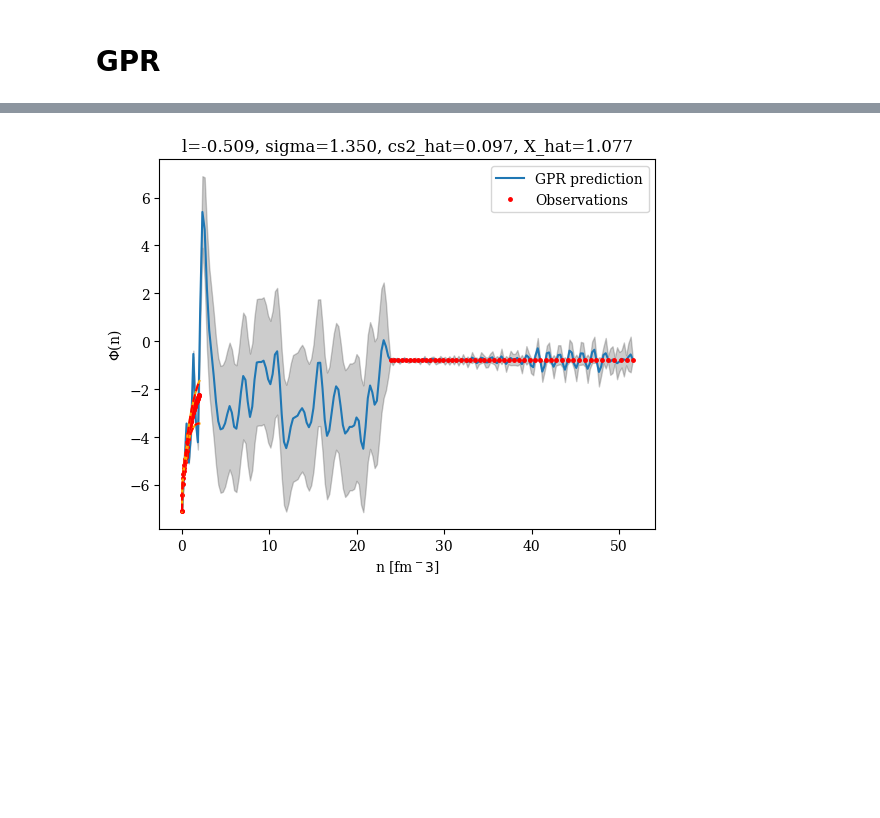
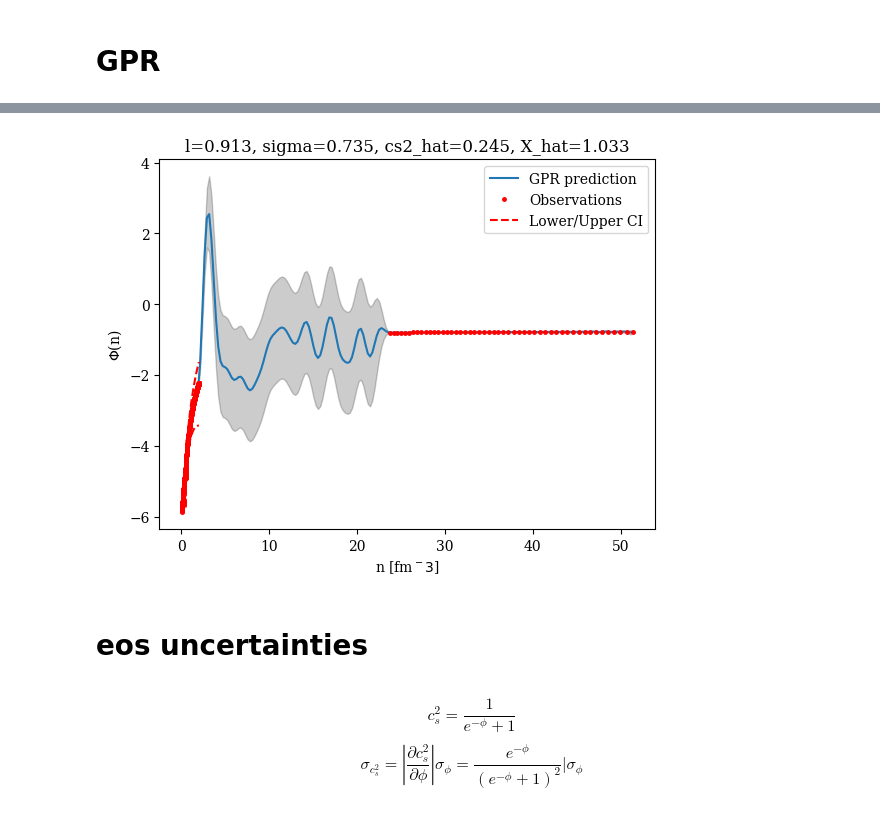
Before and after one commit to codinginrevolt/master_thesis, a Jupyter notebook: ceft+pqcd.ipynb, the cells around one changed output, grey strips where cells are left out. Drawn from its saved outputs; the diff is of its cells as text; code cells hidden in the pictures; blank space fills up the shorter version.

Commit message:
propagating uncertainties

```diff
--- a/ceft+pqcd.ipynb
+++ b/ceft+pqcd.ipynb
@@ -39,6 +42,12 @@ n_ceft = n_ceft_lower/0.16 #n_sat
 # %%
-p_ceft_upper, downed_indices = downsample_array(p_ceft_upper, 50)
+# downsampling
+"""p_ceft_upper, downed_indices = downsample_array(p_ceft_upper, 50)
 p_ceft_lower = p_ceft_lower[downed_indices]
+
 e_ceft_upper = e_ceft_upper[downed_indices]
 e_ceft_lower = e_ceft_lower[downed_indices]
+
 n_ceft = n_ceft[downed_indices]
+
+e_ceft = e_ceft[downed_indices]
+p_ceft = p_ceft[downed_indices]"""
@@ -45,3 +69,15 @@ n_ceft = n_ceft[downed_indices]
+# %%
+p_ceft_upper = p_ceft_upper[111:]
+
+p_ceft_lower = p_ceft_lower[111:]
+
+e_ceft_upper = e_ceft_upper[111:]
+e_ceft_lower = e_ceft_lower[111:]
+
+n_ceft = n_ceft[111:]
+
+e_ceft = e_ceft[111:]
+p_ceft = p_ceft[111:]
 # %%
 cs2_ceft_lower = np.gradient(p_ceft_lower, e_ceft_lower) #dp/de
 cs2_ceft_upper = np.gradient(p_ceft_upper, e_ceft_upper) #dp/de
@@ -108,35 +144,37 @@ x_train =  np.concatenate((n_ceft, n_pqcd))
 cs2_train =  np.concatenate((cs2_ceft_avg, cs2_pqcd))
 
 phi_pqcd_sigma = np.zeros_like(cs2_pqcd)
 phi_sigma_train = np.concatenate((phi_ceft_sigma, phi_pqcd_sigma))
 phi_train = hel.get_phi(cs2_train)
 train_noise = phi_sigma_train**2
 
 x_test = np.linspace(n_ceft[0], n_pqcd[-1], 200) # number density, starting val is ending val of n crust
 
 
 gp = db.GP(kernel, hel.get_phi(cs2_hat))
 gp.fit(x_train, x_test, phi_train, var_f = train_noise, stabilise=True)
 
 phi_test, sig = gp.posterior()
 
 
 plt.rcParams["font.family"] = "serif"
 
 plt.plot(x_test, phi_test[0], label=f'GPR prediction')
 plt.plot(x_train, phi_train, 'r.', markersize=5, label='Observations')
 plt.fill_between(x_test.ravel(), phi_test[0] - 1.96 * sig, phi_test[0] + 1.96 * sig, alpha=0.2, color='k')
 plt.xlabel('n [fm$^-3$]')
 plt.ylabel(r'$\Phi$(n)')
 plt.title(f"l={l_hat:.3f}, sigma={nu_hat:.3f}, cs2_hat={cs2_hat:.3f}, X_hat={X_hat:.3f}")
-plt.legend()
 
-plt.plot(n_ceft, phi_ceft_lower, color='orange')
-plt.plot(n_ceft, phi_ceft_upper, color='orange', label='Soft/Stiff')
 plt.plot(n_ceft, phi_ceft_avg+phi_ceft_width/2, '--', color='red', label='Lower/Upper CI')
 plt.plot(n_ceft, phi_ceft_avg-phi_ceft_width/2, '--', color='red')
 
-
+plt.legend()
 plt.show()
 # %% [output]
-[figure, old version]
+[figure, new version]
+# %% [markdown]
+# eos uncertainties
+# %% [markdown]
+$$c_s^2 = \frac{1}{e^{-\phi}+1}$$
+$$\sigma_{c_s^2} = |\frac{\partial {c_s^2}}{\partial \phi}| \sigma_{\phi} = \frac{e^{-\phi}}{(e^{-\phi}+1)^2}| \sigma_{\phi}$$
```
Also changed, not shown: parts of 20 cells of this notebook, 1 other file.
